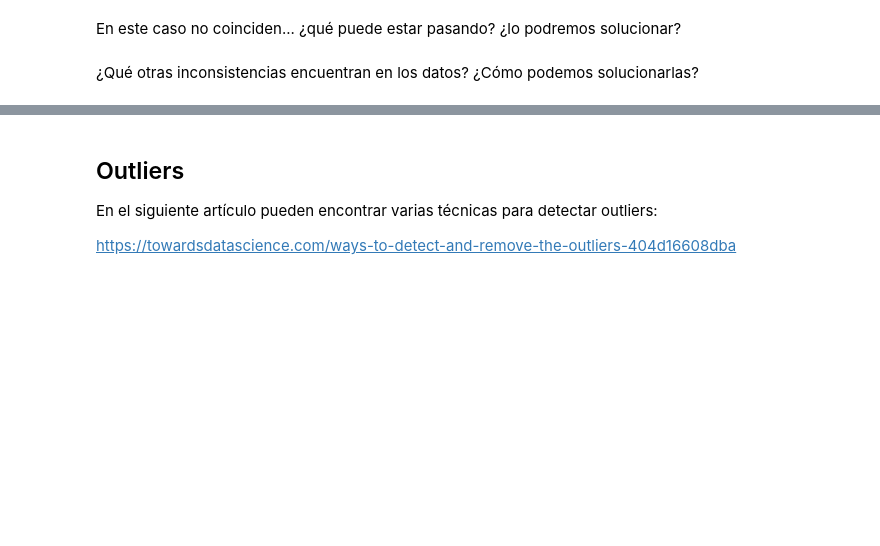
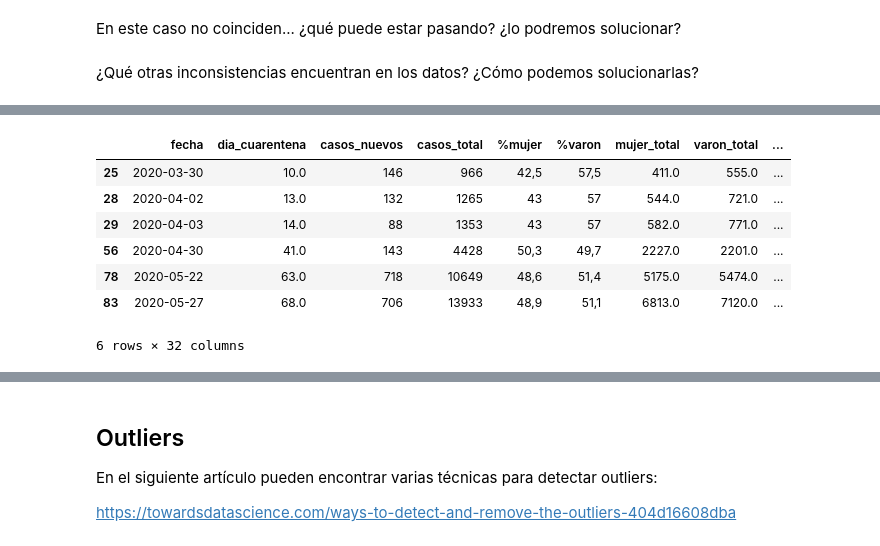
Before and after one commit to ldidone/mentoria-diplodatos, a Jupyter notebook: Practico 2/Analisis_Exploratorio_y_Curacion_de_Datos.ipynb, the cells around one changed output, grey strips where cells are left out. Saved outputs shown, nothing was run; the diff lists cells and outputs as text; code cells hidden in the pictures; blank space fills up the shorter version.

```diff
--- a/Practico 2/Analisis_Exploratorio_y_Curacion_de_Datos.ipynb
+++ b/Practico 2/Analisis_Exploratorio_y_Curacion_de_Datos.ipynb
@@ -937,0 +995,9 @@ En este caso no coinciden... ¿qué puede estar pasando? ¿lo podremos soluciona
+# %%
+n = len(data1['casos_total'])
+
+casos = []
+for k in range(1,n):
+
+    if data1['muertes_total'][k] != data1['muertes_total'][k-1] + data1['muertes_nuevos'][k]:
+        print(k,data1['muertes_total'][k], data1['muertes_total'][k-1], data1['muertes_nuevos'][k] )
+        casos.append(k)
@@ -937,0 +1023,12 @@ En este caso no coinciden... ¿qué puede estar pasando? ¿lo podremos soluciona
+# %%
+Filter_df  = data1[data1.index.isin(casos)]
+Filter_df
+# %% [output]
+|  | fecha | dia_cuarentena | casos_nuevos | casos_total | %mujer | %varon | mujer_total | varon_total | ... |
+| 25 | 2020-03-30 | 10.0 | 146 | 966 | 42,5 | 57,5 | 411.0 | 555.0 | ... |
+| 28 | 2020-04-02 | 13.0 | 132 | 1265 | 43 | 57 | 544.0 | 721.0 | ... |
+| 29 | 2020-04-03 | 14.0 | 88 | 1353 | 43 | 57 | 582.0 | 771.0 | ... |
+| 56 | 2020-04-30 | 41.0 | 143 | 4428 | 50,3 | 49,7 | 2227.0 | 2201.0 | ... |
+| 78 | 2020-05-22 | 63.0 | 718 | 10649 | 48,6 | 51,4 | 5175.0 | 5474.0 | ... |
+| 83 | 2020-05-27 | 68.0 | 706 | 13933 | 48,9 | 51,1 | 6813.0 | 7120.0 | ... |
+6 rows × 32 columns
```
Also changed, not shown: parts of 34 cells of this notebook, 1 other file.
